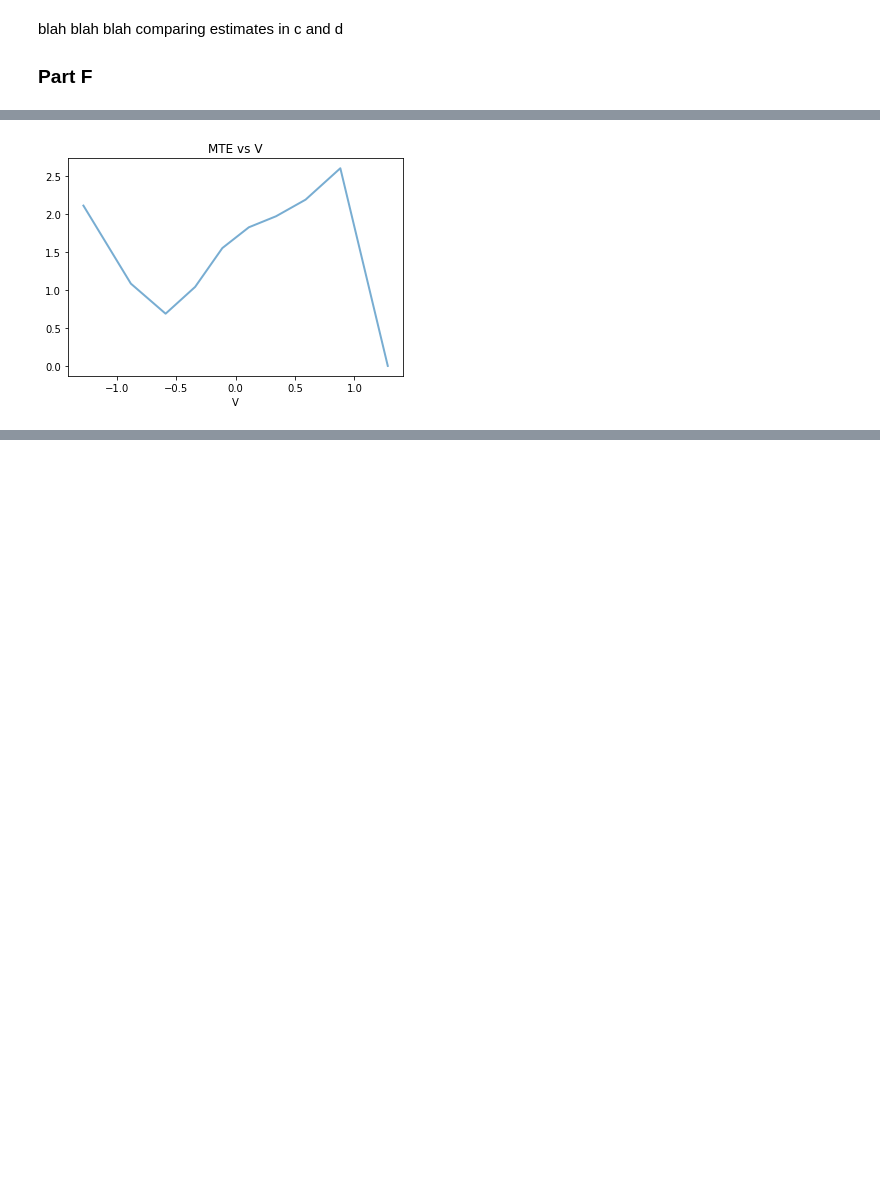
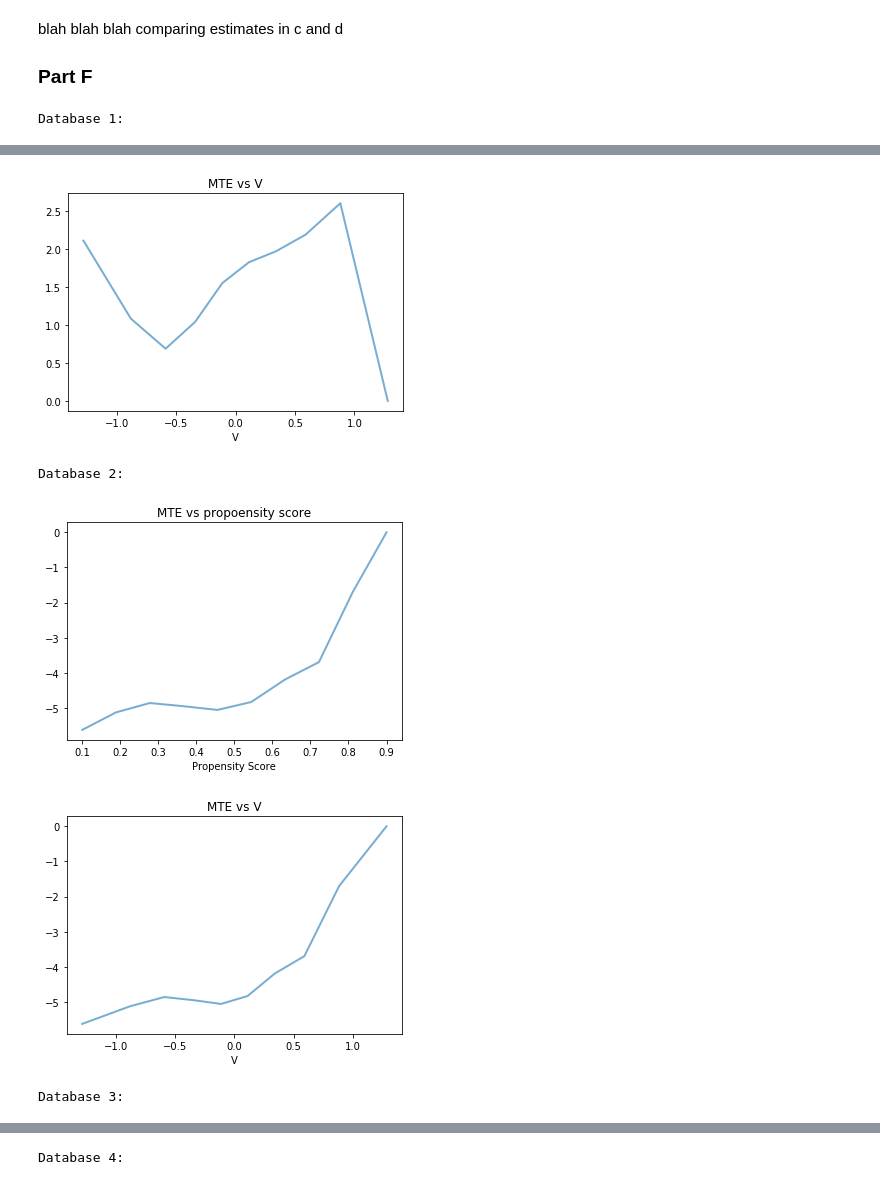
Before and after one commit to jeannesorin/Skwad, a Jupyter notebook: Empirical Analysis III/Problem Sets/Heckman Pset 4/Heckman Problem Set 4-Manav.ipynb, the cells around one changed output, grey strips where cells are left out. Saved outputs shown, nothing was run; the diff lists cells and outputs as text; code cells hidden in the pictures; blank space fills up the shorter version.

```diff
--- a/Empirical Analysis III/Problem Sets/Heckman Pset 4/Heckman Problem Set 4-Manav.ipynb
+++ b/Empirical Analysis III/Problem Sets/Heckman Pset 4/Heckman Problem Set 4-Manav.ipynb
@@ -269,17 +276,21 @@ Therfore matching on $(X,Z)$ and matching on $P(D=1|X,Z)$ are deeply connected.
 
 ### Part d/e
 # %%
+count = 1
 for data in database_list:
 
+    print('')
+    print('Database ' + str(count) + ':')
+
     #ATE
-    print('')
-    print('ATE/AMTE regression')
+    #print('')
+    #print('ATE/AMTE regression')
     X = data['p_score']
     X = smapi.add_constant(X)
     y = data['Y']
     model = smapi.OLS(y, X)
     results = model.fit()
-    print(results.summary())
+    #print(results.summary())
     ATE_est = results.params[1]
 
     #Quantile Regression Estimates
@@ -291,27 +302,27 @@ for data in database_list:
         q_est[i] = results.params[1]
 
     #TUT
-    print('')
-    print('TUT regression')
+    #print('')
+    #print('TUT regression')
     df = data[(data['D'] == 0)]
     X = df['p_score']
     X = smapi.add_constant(X)
     y = df['Y']
     model = smapi.OLS(y, X)
     results = model.fit()
-    print(results.summary())
+    #print(results.summary())
     TUT_est = results.params[1]
 
     #TOT
-    print('')
-    print('TOT regression')
+    #print('')
+    #print('TOT regression')
     df = data[(data['D'] == 1)]
     X = df['p_score']
     X = smapi.add_constant(X)
     y = df['Y']
     model = smapi.OLS(y, X)
     results = model.fit()
-    print(results.summary())
+    #print(results.summary())
     TOT_est = results.params[1]
 
 
@@ -325,4 +336,6 @@ for data in database_list:
     ax.set_xlabel('Propensity Score')
     plt.savefig('Problem Set 4 Charts/3d_db' + str(count) + '_qreg_plot.png')
     plt.show()
+
+    count = count + 1
 # %% [output]
@@ -405,23 +354,34 @@ blah blah blah comparing estimates in c and d
 # %%
 bin_no = 9
 p_l = 0.1
 p_u = 0.9
 
-for data in [data_1]:#database_list:
+count = 1
+for data in database_list:
+
+    print('')
+    print('Database ' + str(count) + ':')
 
     MTE = estimator(data, estimator = 'ATE', p_l = 0.1, p_u = 0.9, bins = bin_no, graph = 'no', return_values = 'yes')
     fig, ax = plt.subplots()
     ax.plot(MTE[1], MTE[0], linewidth=2, alpha=0.6, label='MTE(p)')
     ax.set_title('MTE vs propoensity score')
     ax.set_xlabel('Propensity Score')
     plt.show()
 
     MTE_x_2 = [norm.ppf(p) for p in MTE[1]]
     fig, ax = plt.subplots()
     ax.plot(MTE_x_2, MTE[0], linewidth=2, alpha=0.6, label='MTE(V)')
     ax.set_title('MTE vs V')
     ax.set_xlabel('V')
     plt.show()
+
+    count = count + 1
 # %% [output]
+Database 1:
 [figure]
 [figure]
+Database 2:
+[figure, added]
+[figure, added]
+Database 3:
@@ -427,0 +390 @@ for data in [data_1]:#database_list:
+Database 4:
```
Also changed, not shown: parts of 9 cells of this notebook.
